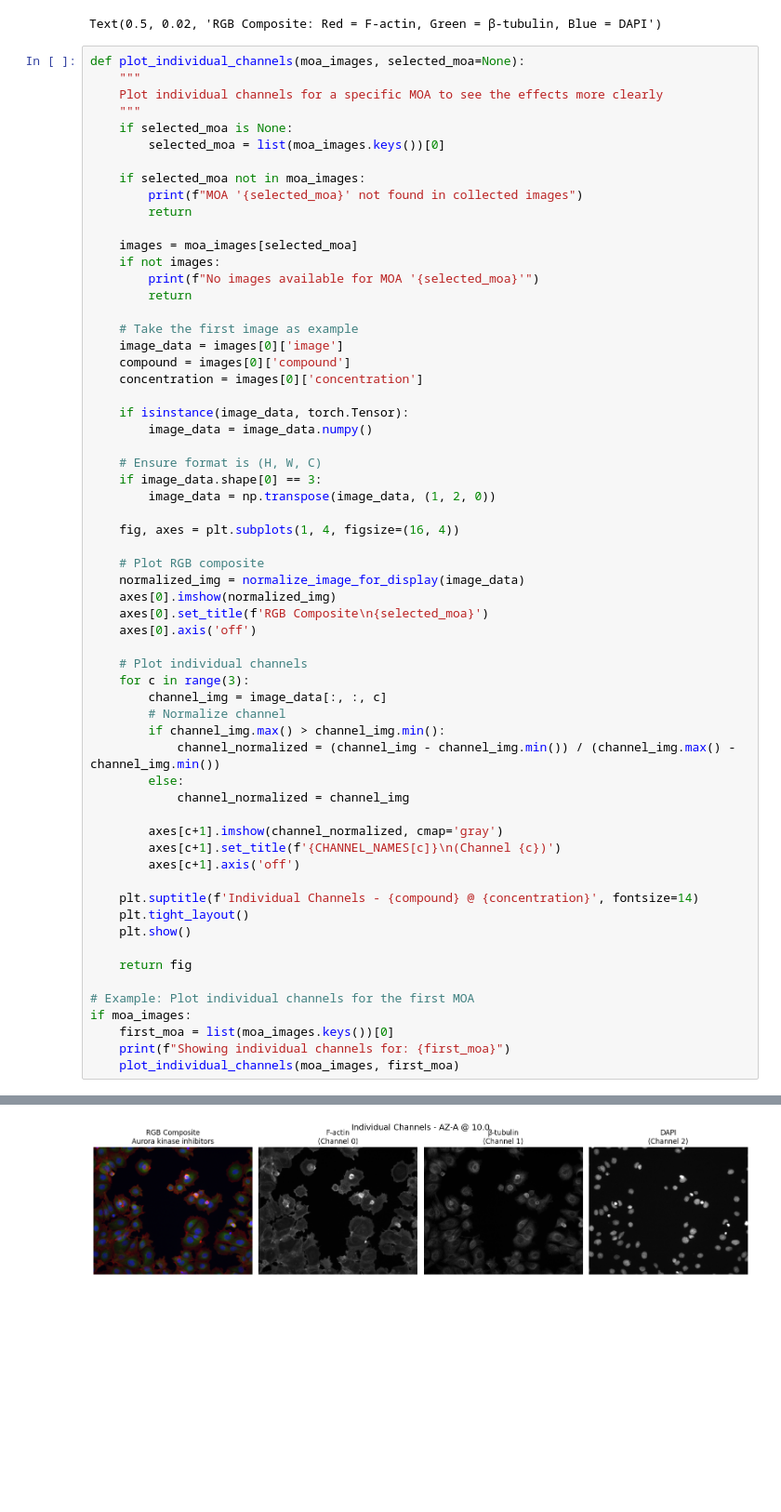
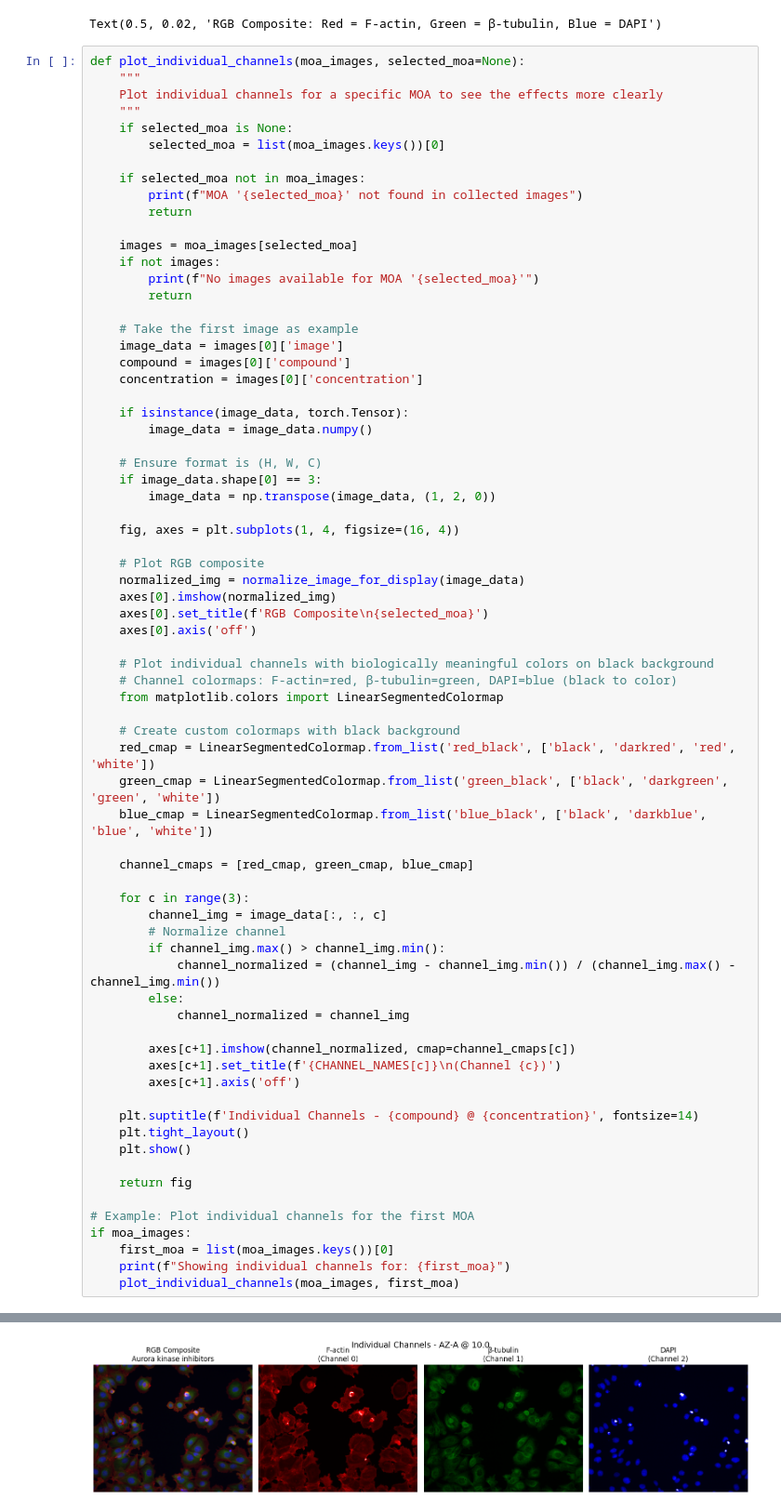
Before and after one commit to lukagerlach/CompoundProfiling, a Jupyter notebook: notebooks/sample_images.ipynb, the cells around one changed output, grey strips where cells are left out. Shown at 93% size. Drawn from its saved outputs; the diff is of its cells as text; blank space fills up the shorter version.

Commit message:
fix visualizations

```diff
--- a/notebooks/sample_images.ipynb
+++ b/notebooks/sample_images.ipynb
@@ -274,33 +274,43 @@ def plot_individual_channels(moa_images, selected_moa=None):
     # Plot RGB composite
     normalized_img = normalize_image_for_display(image_data)
     axes[0].imshow(normalized_img)
     axes[0].set_title(f'RGB Composite\n{selected_moa}')
     axes[0].axis('off')
 
-    # Plot individual channels
+    # Plot individual channels with biologically meaningful colors on black background
+    # Channel colormaps: F-actin=red, β-tubulin=green, DAPI=blue (black to color)
+    from matplotlib.colors import LinearSegmentedColormap
+
+    # Create custom colormaps with black background
+    red_cmap = LinearSegmentedColormap.from_list('red_black', ['black', 'darkred', 'red', 'white'])
+    green_cmap = LinearSegmentedColormap.from_list('green_black', ['black', 'darkgreen', 'green', 'white'])
+    blue_cmap = LinearSegmentedColormap.from_list('blue_black', ['black', 'darkblue', 'blue', 'white'])
+
+    channel_cmaps = [red_cmap, green_cmap, blue_cmap]
+
     for c in range(3):
         channel_img = image_data[:, :, c]
         # Normalize channel
         if channel_img.max() > channel_img.min():
             channel_normalized = (channel_img - channel_img.min()) / (channel_img.max() - channel_img.min())
         else:
             channel_normalized = channel_img
 
-        axes[c+1].imshow(channel_normalized, cmap='gray')
+        axes[c+1].imshow(channel_normalized, cmap=channel_cmaps[c])
         axes[c+1].set_title(f'{CHANNEL_NAMES[c]}\n(Channel {c})')
         axes[c+1].axis('off')
 
     plt.suptitle(f'Individual Channels - {compound} @ {concentration}', fontsize=14)
     plt.tight_layout()
     plt.show()
 
     return fig
 
 # Example: Plot individual channels for the first MOA
 if moa_images:
     first_moa = list(moa_images.keys())[0]
     print(f"Showing individual channels for: {first_moa}")
     plot_individual_channels(moa_images, first_moa)
 # %% [output]
 Showing individual channels for: Aurora kinase inhibitors
-[figure, old version]
+[figure, new version]
```
Also changed, not shown: parts of 1 cell of this notebook, 1 other file.
